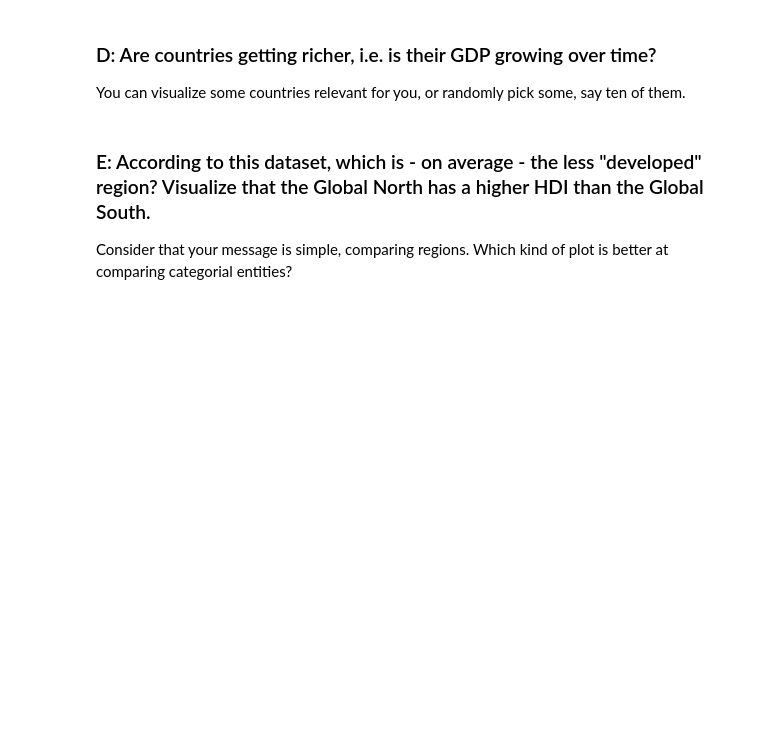
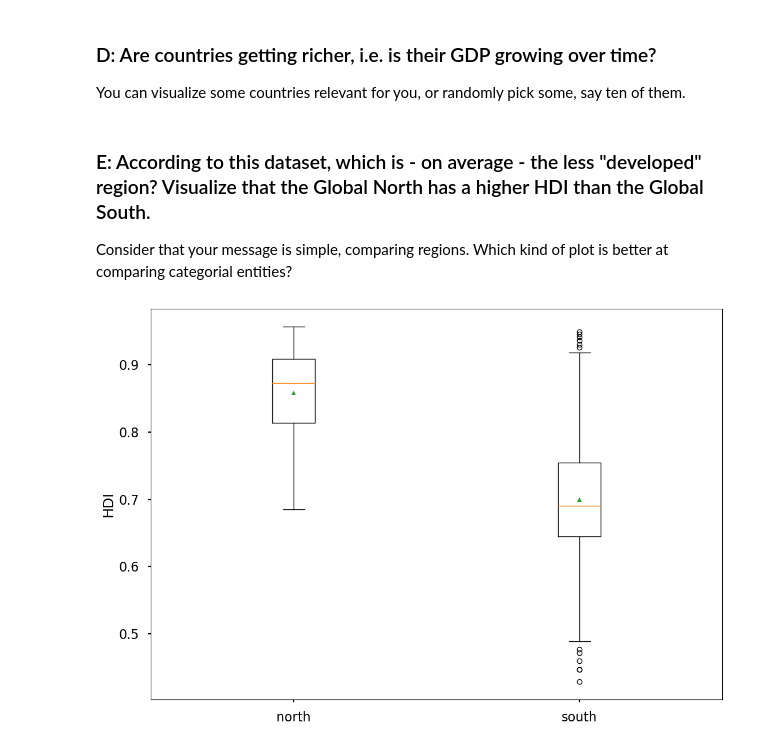
Before and after one commit to ASPP/2023-heraklion-dataviz, a Jupyter notebook: exercise-2.ipynb, the cells around one changed output. Saved outputs shown, nothing was run; the diff lists cells and outputs as text; code cells hidden in the pictures; blank space fills up the shorter version.

```diff
--- a/exercise-2.ipynb
+++ b/exercise-2.ipynb
@@ -98,3 +98,14 @@ You can visualize some countries relevant for you, or randomly pick some, say te
 ### E: According to this dataset, which is - on average - the less "developed" region? Visualize that the Global North has a higher HDI than the Global South.
 
 Consider that your message is simple, comparing regions. Which kind of plot is better at comparing categorial entities?
+# %%
+north = df[df['Global']=='Global North'].HDI
+south = df[df['Global']=='Global South'].HDI
+# %%
+with plt.style.context('seaborn-poster'):
+    fig, ax = plt.subplots()
+    ax.boxplot([north, south], showmeans=True)
+    ax.set_xticklabels(['north','south'])
+    ax.set_ylabel('HDI')
+# %% [output]
+[figure, added]
```
